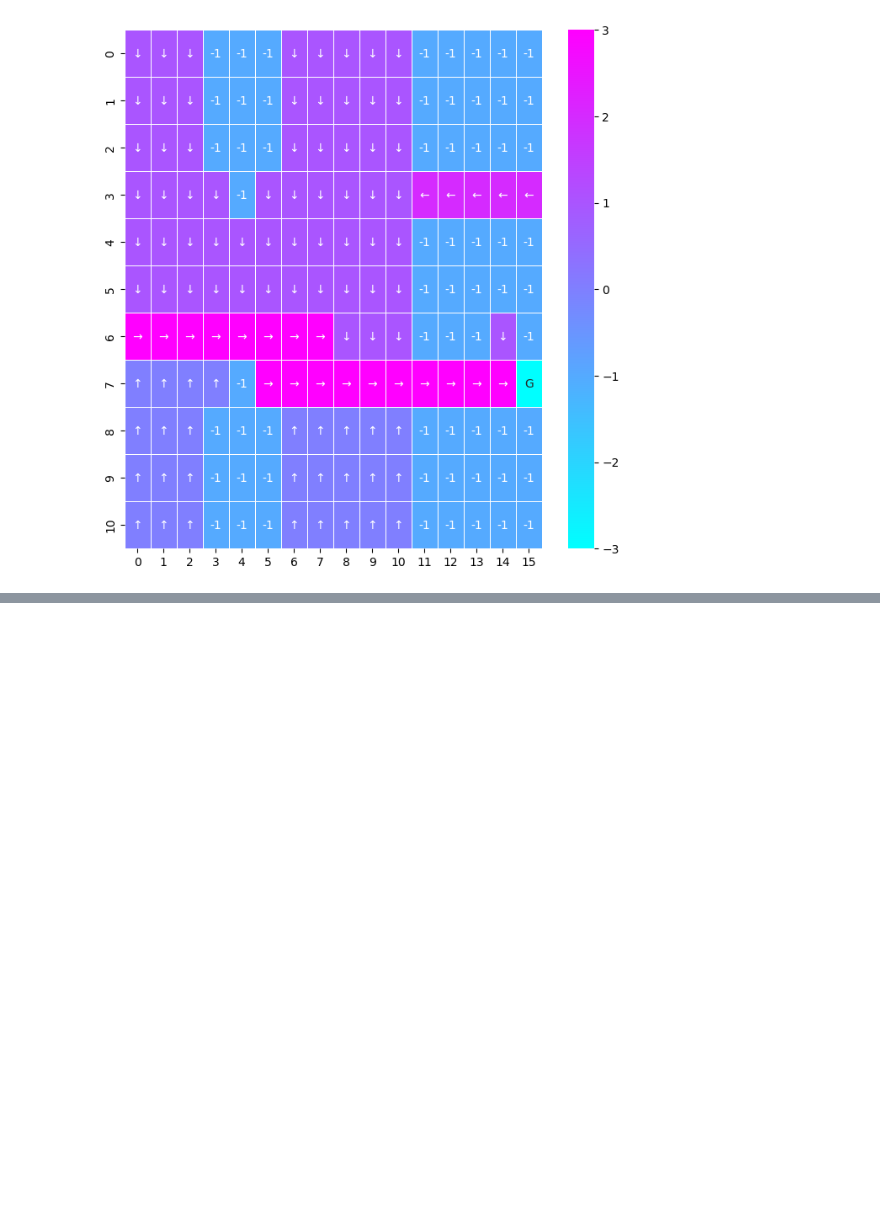
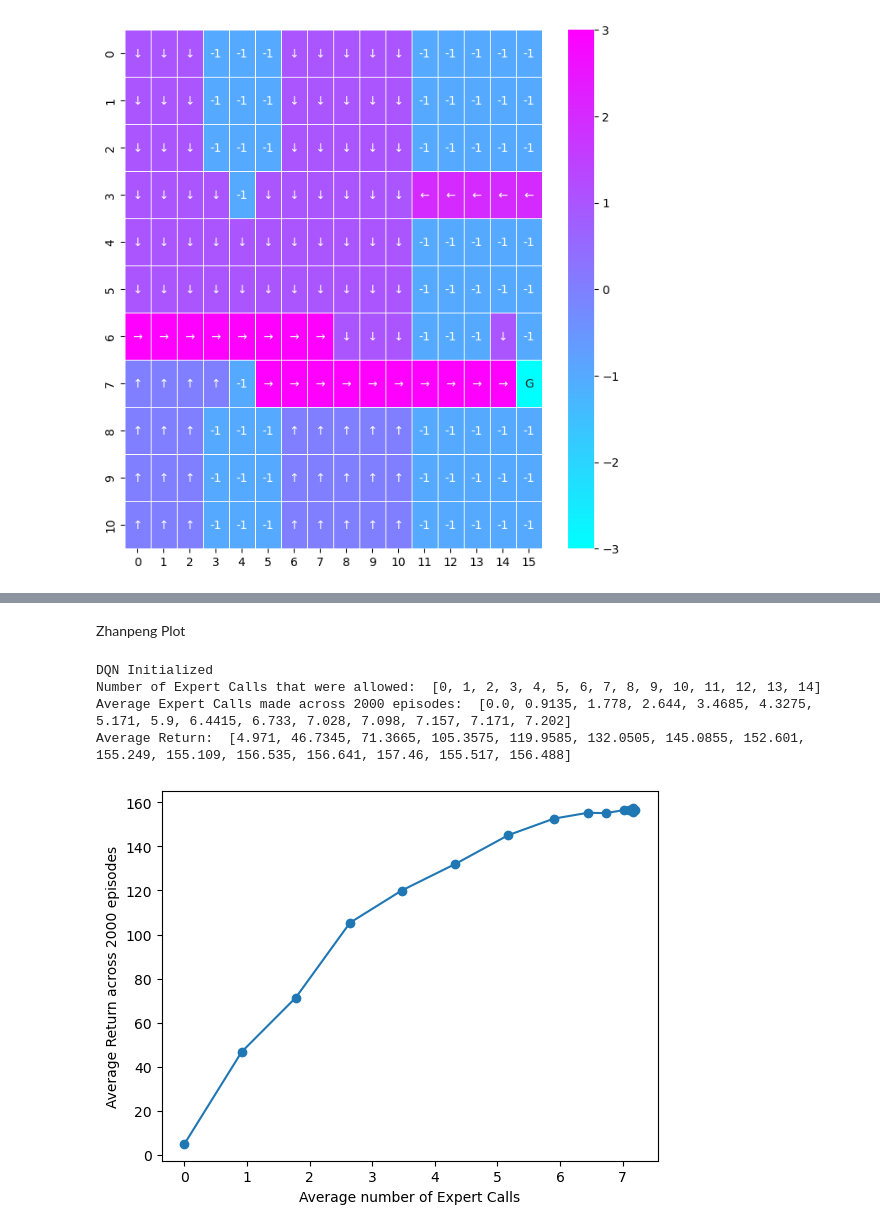
Before and after one commit to SiddharthSingi/Human-in-the-loop-RL, a Jupyter notebook: DQN_sparse_map/experiments.ipynb, the cells around one changed output, grey strips where cells are left out. Saved outputs shown, nothing was run; the diff lists cells and outputs as text; code cells hidden in the pictures; blank space fills up the shorter version.

```diff
--- a/DQN_sparse_map/experiments.ipynb
+++ b/DQN_sparse_map/experiments.ipynb
@@ -289,0 +456,13 @@ plt.show()
+# %%
+# Load dictionary using pickle
+import pickle
+import os
+os.chdir('/home/sidd/Human-in-the-loop-RL/')
+
+with open('DQN_sparse_map/Ocean/10k5/algo1/best_returns_algo1.pkl', 'rb') as f:
+    best_returns = pickle.load(f)
+
+print('version: ', best_returns['versions'])
+print('returns: ', best_returns['returns'])
+print('expert calls: ', best_returns['expert_calls'])
+print('episode num: ', best_returns['episode_num'])
@@ -328,0 +593,48 @@ Percentage of episodes stuck in infinity loop:  0.533
+# %% [markdown]
+Zhanpeng Plot
+# %%
+import os
+import torch
+from sparse_env import Grid
+from dqn import DQN_Agent
+import matplotlib.pyplot as plt
+os.chdir('/home/sidd/Human-in-the-loop-RL/')
+
+
+lr = 5e-5			# Learning rate for Q, M models
+alg2 = False
+logdir = 'DQN_sparse_map/Ocean/30k/v9/alg1'
+expert_penalty = -0.9	# Value should be negative
+device = torch.device('cuda' if torch.cuda.is_available() else "cpu")
+torch.set_num_threads(4)
+
+# Adding all hyperparametres to a text file
+os.makedirs(logdir, exist_ok=True)
+
+env = Grid(patch_size=5, expert_penalty=0, expert_map_f='DQN_sparse_map/Ocean/expert_policy.npy')
+test_env = Grid(patch_size=5, expert_penalty=0, expert_map_f='DQN_sparse_map/Ocean/expert_policy.npy')
+DQN = DQN_Agent(env, test_env, lr, device, burn_in=2)
+expert_calls_list = []
+avg_returns = []
+
+for i in range(15):
+    expert_calls, avg_return, _ = \
+        DQN.zhanpeng_plot(2000, max_steps=25, max_expert_calls=i, qtable_f=f'DQN_sparse_map/Ocean/10k2/v2/Qvalues/Qvalues_550.npy')
+    expert_calls_list.append(expert_calls)
+    avg_returns.append(avg_return)
+
+print('Number of Expert Calls that were allowed: ', [i for i in range(15)])
+print('Average Expert Calls made across 2000 episodes: ', expert_calls_list)
+print('Average Return: ', avg_returns)
+
+# Plotting the results
+plt.plot(expert_calls_list, avg_returns, label='Algorithm 1', marker='o', markersize=6)
+plt.xlabel('Average number of Expert Calls')
+plt.ylabel('Average Return across 2000 episodes')
+plt.show()
+# %% [output]
+DQN Initialized
+Number of Expert Calls that were allowed:  [0, 1, 2, 3, 4, 5, 6, 7, 8, 9, 10, 11, 12, 13, 14]
+Average Expert Calls made across 2000 episodes:  [0.0, 0.9135, 1.778, 2.644, 3.4685, 4.3275, 5.171, 5.9, 6.4415, 6.733, 7.028, 7.098, 7.157, 7.171, 7.202]
+Average Return:  [4.971, 46.7345, 71.3665, 105.3575, 119.9585, 132.0505, 145.0855, 152.601, 155.249, 155.109, 156.535, 156.641, 157.46, 155.517, 156.488]
+[figure, added]
```
Also changed, not shown: parts of 18 cells of this notebook, 15 other files.
